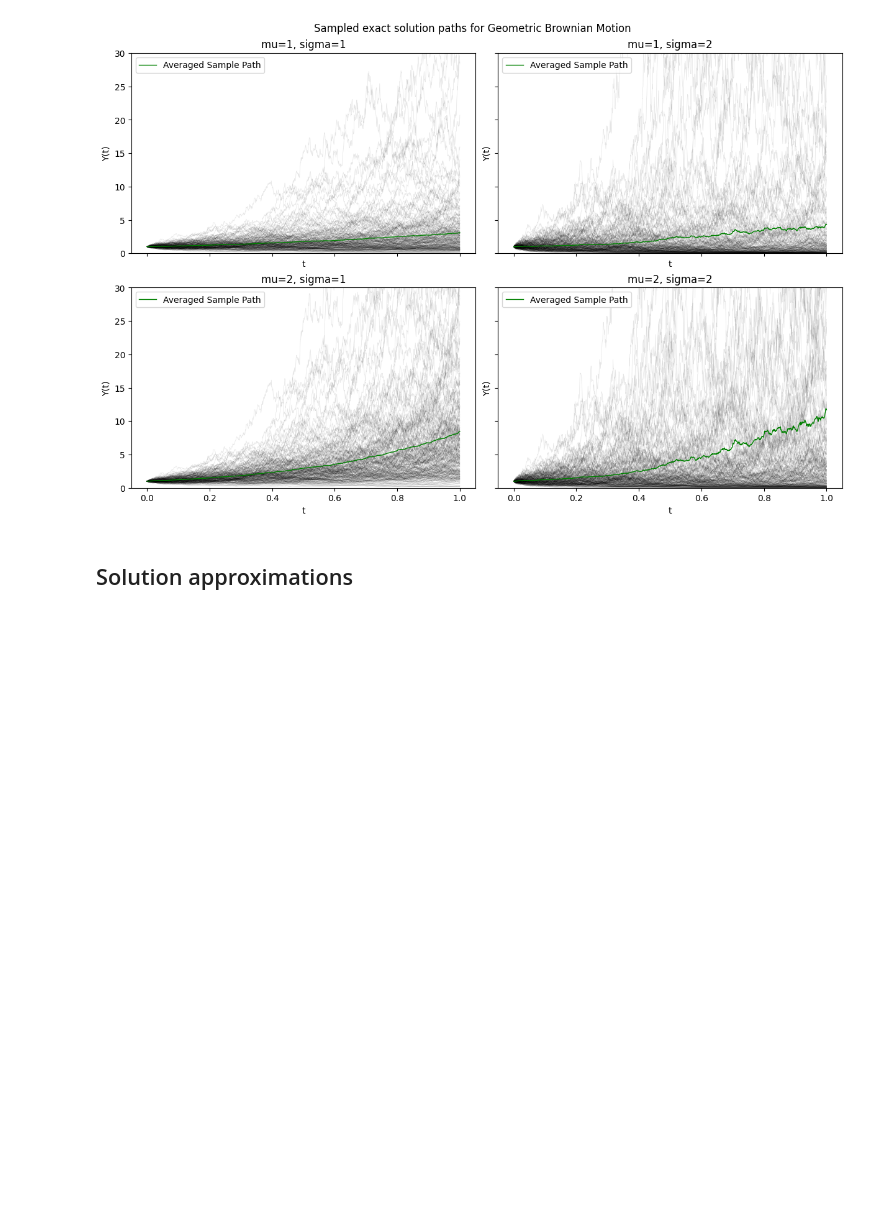
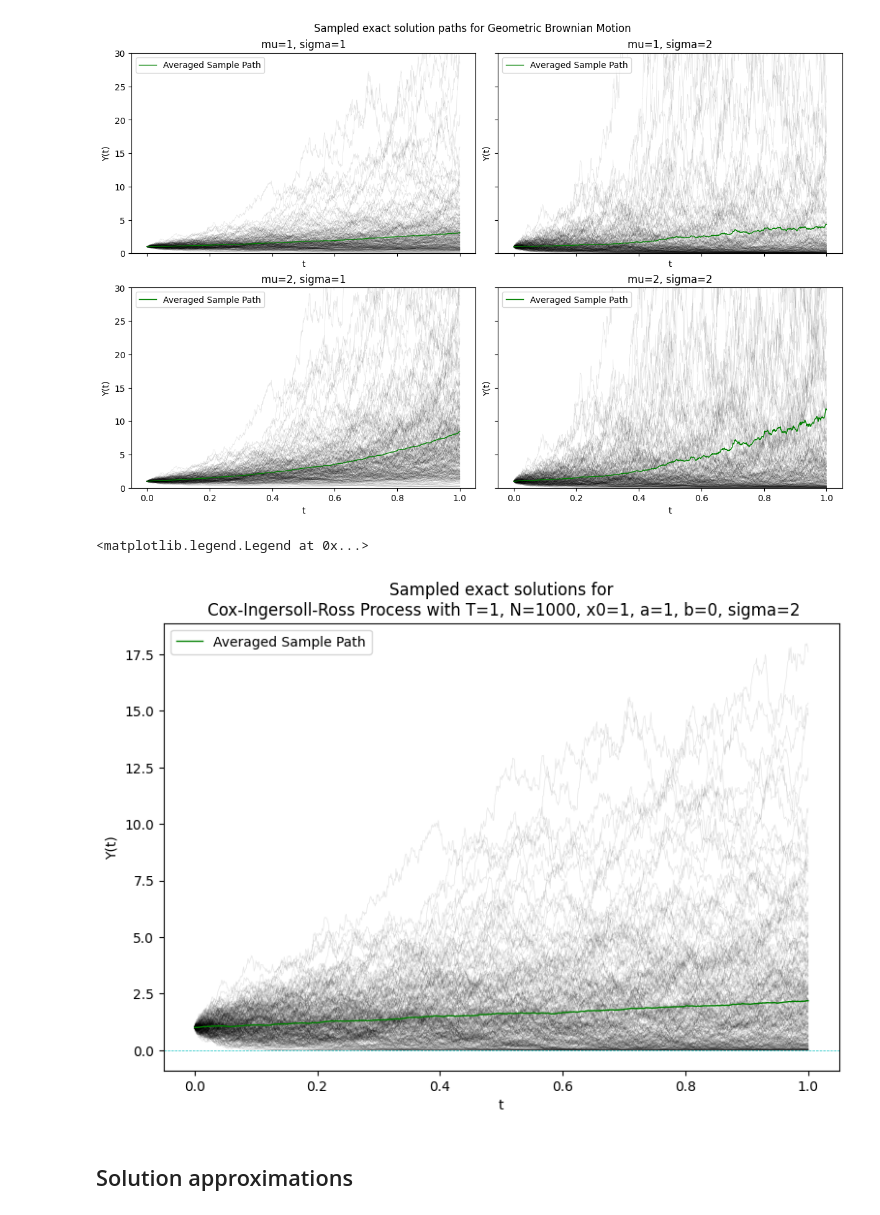
Before and after one commit to Sleepon1805/SDE_Simulation, a Jupyter notebook: sde_simulation_demo.ipynb, the cells around one changed output. Drawn from its saved outputs; the diff is of its cells as text; code cells hidden in the pictures; blank space fills up the shorter version.

```diff
--- a/sde_simulation_demo.ipynb
+++ b/sde_simulation_demo.ipynb
@@ -261,6 +261,25 @@ for i in range(len(mus)):
         axs[i, j].legend()
 # %% [output]
 [figure]
+# %%
+num_simulations = 250
+
+# Exact Solutions
+mean_path = np.zeros(sde.N)
+for num in range(num_simulations):
+    brownian_motion = sde.sample_brownian_motion(seed=SEED * num)
+    exact_solution = sde.exact_solution(brownian_motion)
+    mean_path += exact_solution
+    plt.plot(sde.ts, exact_solution, alpha=0.1, color='black', linewidth=0.5)
+plt.plot(sde.ts, mean_path / num_simulations, label="Averaged Sample Path", color='green')
+plt.axhline(y = 0, color = 'c', linestyle = '--', linewidth = 0.5)
+plt.title(f'Sampled exact solutions for\n {sde}')
+plt.ylabel('Y(t)')
+plt.xlabel('t')
+plt.legend()
+# %% [output]
+<matplotlib.legend.Legend at 0x...>
+[figure, added]
 # %% [markdown]
 ## Solution approximations
 # %% [markdown]
```
Also changed, not shown: parts of 10 cells of this notebook, 2 other files.
